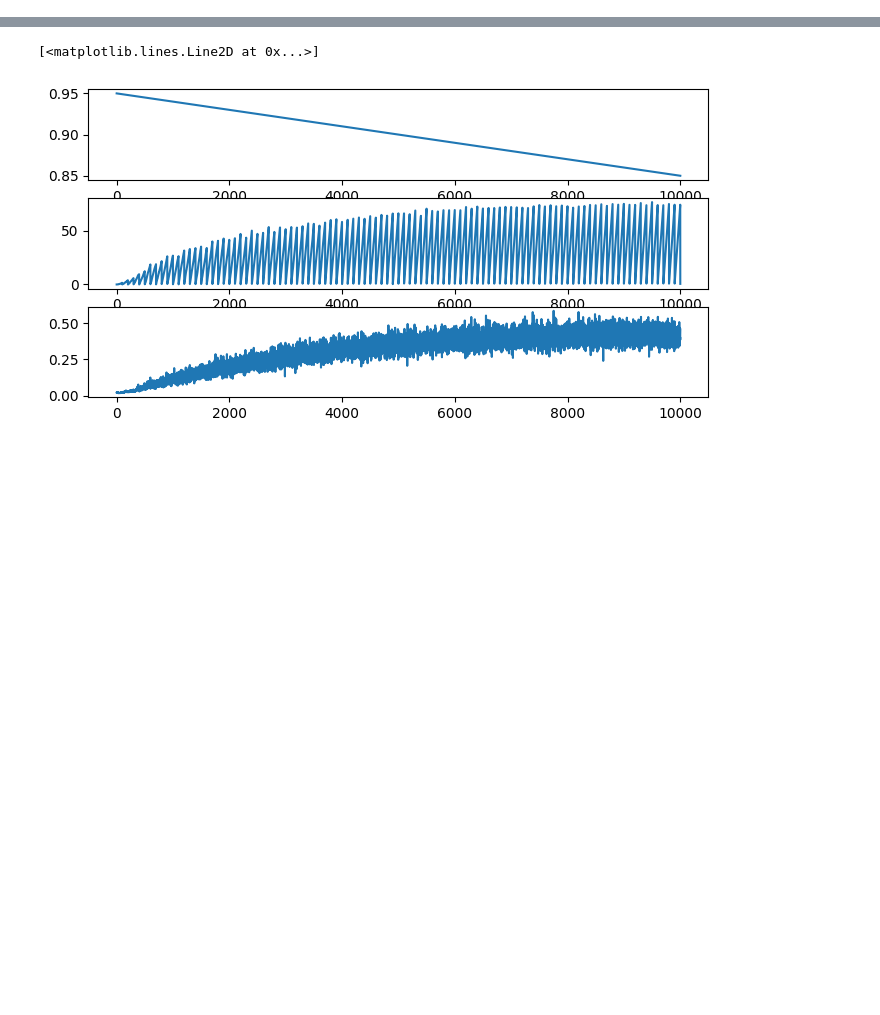
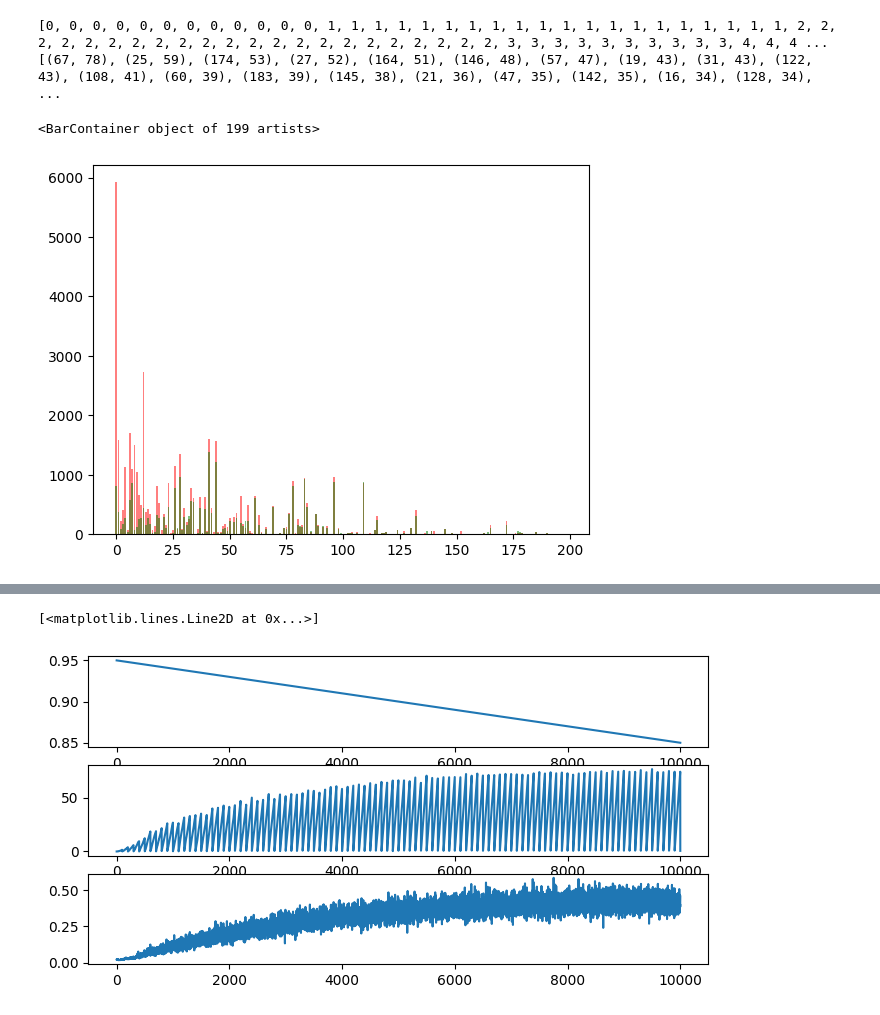
Before and after one commit to Self-Supervised-Learning-CS685/ssl-evaluation, a Jupyter notebook: training_results.ipynb, the cells around one changed output, grey strips where cells are left out. Cells and saved outputs as stored; diff of their text form; code cells hidden in the pictures; blank space fills up the shorter version.

```diff
--- a/training_results.ipynb
+++ b/training_results.ipynb
@@ -2,3 +2,44 @@
 import numpy as np
 import matplotlib.pyplot as plt
 import pandas as pd
+# %%
+from collections import Counter
+location=[]
+label=[]
+with open('data/semi_fungi/l_train.txt', 'r') as f:
+    for line in f:
+        # Split each line by whitespace
+        parts = line.split()
+        # Append the first part to location and the second part as an integer to label
+        location.append(parts[0])
+        label.append(int(parts[-1]))
+print(label)
+
+label_counts = Counter(label)
+
+
+# Group labels by frequency and shuffle within each frequency group
+sorted_label_counts = sorted(label_counts.items(), key=lambda x: -x[1])  # Sort by frequency (desc)
+print(sorted_label_counts)
+frequencies = []
+sorted_labels=[]
+for label, freq in sorted_label_counts:
+    sorted_labels.append(label)
+    frequencies.append(freq)
+# %% [output]
+[0, 0, 0, 0, 0, 0, 0, 0, 0, 0, 0, 0, 1, 1, 1, 1, 1, 1, 1, 1, 1, 1, 1, 1, 1, 1, 1, 1, 1, 1, 1, 1, 2, 2, 2, 2, 2, 2, 2, 2, 2, 2, 2, 2, 2, 2, 2, 2, 2, 2, 2, 2, 2, 2, 3, 3, 3, 3, 3, 3, 3, 3, 3, 3, 4, 4, 4 ...
+[(67, 78), (25, 59), (174, 53), (27, 52), (164, 51), (146, 48), (57, 47), (19, 43), (31, 43), (122, 43), (108, 41), (60, 39), (183, 39), (145, 38), (21, 36), (47, 35), (142, 35), (16, 34), (128, 34),  ...
+# %%
+sorted_labels = [x for x in sorted_labels if x != 0]
+# %%
+baseline_class_freqs = [274142.0, 158.0, 121.0, 27.0, 13.0, 170.0, 42.0, 0.0, 23.0, 258.0, 215.0, 1155.0, 3.0, 19.0, 102.0, 150.0, 140.0, 32.0, 29.0, 1099.0, 51.0, 427.0, 310.0, 0.0, 107.0, 1579.0, 39.0, 403.0, 1.0, 778.0, 1.0, 1510.0, 0.0, 4.0, 0.0, 485.0, 97.0, 1.0, 0.0, 0.0, 37.0, 952.0, 0.0, 28.0, 3.0, 24.0, 15.0, 345.0, 627.0, 292.0, 13.0, 0.0, 1.0, 347.0, 0.0, 0.0, 0.0, 1702.0, 51.0, 0.0, 496.0, 17.0, 0.0, 0.0, 0.0, 0.0, 1349.0, 5921.0, 0.0, 83.0, 56.0, 0.0, 31.0, 444.0, 0.0, 0.0, 533.0, 9.0, 49.0, 0.0, 10.0, 48.0, 0.0, 0.0, 0.0, 482.0, 30.0, 4.0, 0.0, 0.0, 0.0, 959.0, 2.0, 16.0, 11.0, 7.0, 152.0, 647.0, 99.0, 0.0, 864.0, 0.0, 0.0, 606.0, 9.0, 118.0, 2.0, 0.0, 655.0, 0.0, 0.0, 158.0, 0.0, 5.0, 205.0, 278.0, 55.0, 106.0, 0.0, 0.0, 7.0, 147.0, 1052.0, 41.0, 5.0, 0.0, 15.0, 2.0, 804.0, 7.0, 362.0, 13.0, 0.0, 317.0, 10.0, 128.0, 864.0, 3.0, 0.0, 35.0, 353.0, 21.0, 71.0, 79.0, 129.0, 373.0, 70.0, 1.0, 0.0, 75.0, 0.0, 0.0, 410.0, 76.0, 0.0, 1605.0, 0.0, 4.0, 0.0, 135.0, 36.0, 5.0, 29.0, 8.0, 1125.0, 335.0, 84.0, 2.0, 20.0, 0.0, 0.0, 20.0, 8.0, 0.0, 223.0, 10.0, 6.0, 0.0, 90.0, 5.0, 5.0, 0.0, 64.0, 2737.0, 1572.0, 439.0, 19.0, 169.0, 14.0, 530.0, 900.0, 23.0, 623.0, 17.0, 249.0, 120.0, 645.0, 3.0, 7.0, 0.0]
+new_model_class_freqs = [295019.0, 118.0, 81.0, 24.0, 12.0, 132.0, 23.0, 0.0, 15.0, 308.0, 162.0, 774.0, 2.0, 15.0, 229.0, 107.0, 34.0, 26.0, 16.0, 868.0, 22.0, 274.0, 246.0, 0.0, 111.0, 368.0, 24.0, 169.0, 0.0, 565.0, 1.0, 66.0, 0.0, 0.0, 0.0, 226.0, 107.0, 1.0, 0.0, 0.0, 22.0, 933.0, 0.0, 29.0, 0.0, 13.0, 23.0, 168.0, 431.0, 212.0, 53.0, 0.0, 0.0, 347.0, 0.0, 0.0, 0.0, 569.0, 13.0, 0.0, 277.0, 25.0, 0.0, 0.0, 0.0, 0.0, 964.0, 815.0, 0.0, 64.0, 47.0, 0.0, 36.0, 292.0, 0.0, 0.0, 459.0, 5.0, 22.0, 0.0, 6.0, 1.0, 0.0, 0.0, 0.0, 457.0, 55.0, 9.0, 0.0, 0.0, 0.0, 873.0, 0.0, 6.0, 1.0, 3.0, 140.0, 617.0, 103.0, 0.0, 886.0, 0.0, 0.0, 537.0, 2.0, 47.0, 8.0, 0.0, 264.0, 0.0, 0.0, 112.0, 1.0, 10.0, 150.0, 217.0, 33.0, 82.0, 0.0, 0.0, 3.0, 94.0, 127.0, 12.0, 3.0, 0.0, 12.0, 3.0, 319.0, 5.0, 276.0, 14.0, 0.0, 149.0, 7.0, 95.0, 458.0, 8.0, 0.0, 31.0, 334.0, 0.0, 20.0, 7.0, 137.0, 155.0, 33.0, 4.0, 0.0, 76.0, 0.0, 0.0, 301.0, 68.0, 5.0, 1377.0, 0.0, 3.0, 2.0, 110.0, 21.0, 3.0, 15.0, 5.0, 271.0, 289.0, 87.0, 1.0, 15.0, 0.0, 0.0, 11.0, 38.0, 0.0, 85.0, 8.0, 0.0, 0.0, 28.0, 0.0, 0.0, 2.0, 24.0, 446.0, 1216.0, 362.0, 48.0, 104.0, 40.0, 275.0, 808.0, 8.0, 445.0, 20.0, 157.0, 135.0, 198.0, 0.0, 3.0, 0.0]
+# %%
+ordered_baseline_class_freqs = [baseline_class_freqs[cls] for cls in sorted_labels]
+ordered_new_model_class_freqs = [new_model_class_freqs[cls] for cls in sorted_labels]
+# %%
+plt.bar(np.arange(len(ordered_baseline_class_freqs)), ordered_baseline_class_freqs, color ='r', alpha=0.5)
+plt.bar(np.arange(len(ordered_new_model_class_freqs)), ordered_new_model_class_freqs, color ='g', alpha=0.5)
+# %% [output]
+<BarContainer object of 199 artists>
+[figure, added]
```
Also changed, not shown: parts of 5 cells of this notebook, 6 other files.
